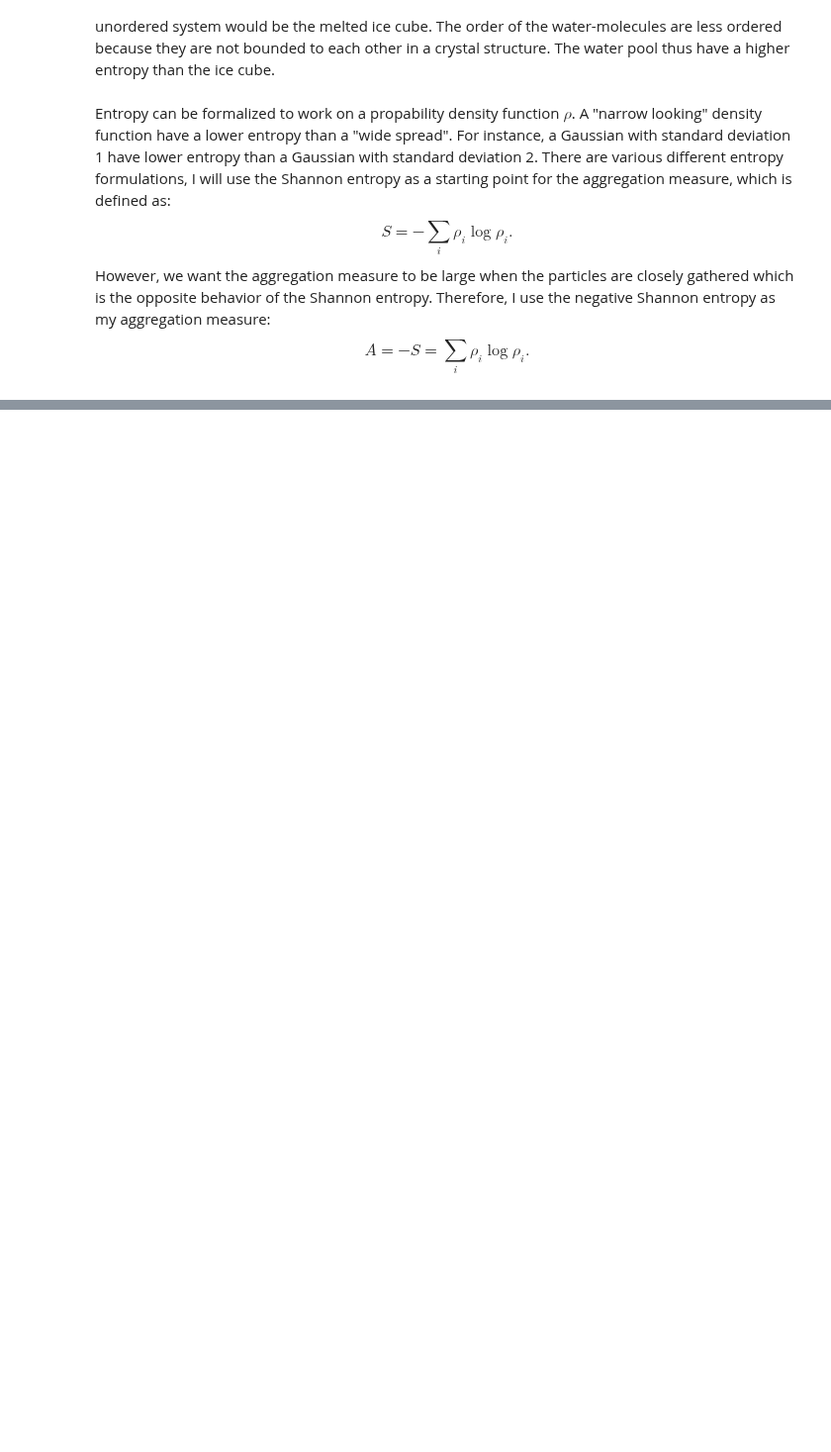
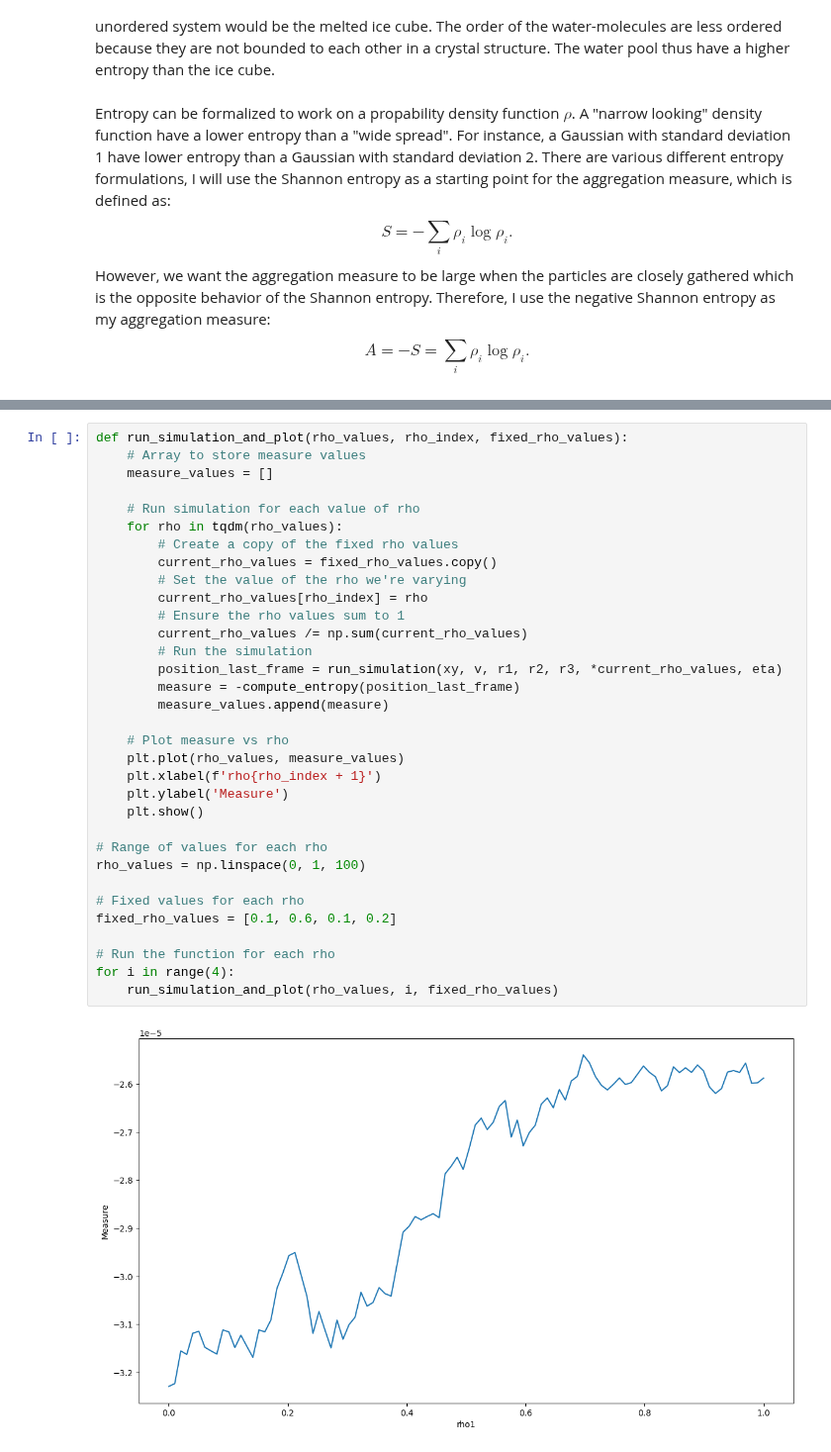
Before and after one commit to SunAndClouds/ComplexSystems, a Jupyter notebook: Lab4.ipynb, the cells around one changed output, grey strips where cells are left out. Shown at 99% size. Drawn from its saved outputs; the diff is of its cells as text; blank space fills up the shorter version.

```diff
--- a/Lab4.ipynb
+++ b/Lab4.ipynb
@@ -251,0 +273,35 @@ There seems to be some relatively significant jump in the small regime $r_1/r_3$
+# %%
+def run_simulation_and_plot(rho_values, rho_index, fixed_rho_values):
+    # Array to store measure values
+    measure_values = []
+
+    # Run simulation for each value of rho
+    for rho in tqdm(rho_values):
+        # Create a copy of the fixed rho values
+        current_rho_values = fixed_rho_values.copy()
+        # Set the value of the rho we're varying
+        current_rho_values[rho_index] = rho
+        # Ensure the rho values sum to 1
+        current_rho_values /= np.sum(current_rho_values)
+        # Run the simulation
+        position_last_frame = run_simulation(xy, v, r1, r2, r3, *current_rho_values, eta)
+        measure = -compute_entropy(position_last_frame)
+        measure_values.append(measure)
+
+    # Plot measure vs rho
+    plt.plot(rho_values, measure_values)
+    plt.xlabel(f'rho{rho_index + 1}')
+    plt.ylabel('Measure')
+    plt.show()
+
+# Range of values for each rho
+rho_values = np.linspace(0, 1, 100)
+
+# Fixed values for each rho
+fixed_rho_values = [0.1, 0.6, 0.1, 0.2]
+
+# Run the function for each rho
+for i in range(4):
+    run_simulation_and_plot(rho_values, i, fixed_rho_values)
+# %% [output]
+[figure, added]
```
Also changed, not shown: parts of 9 cells of this notebook, 1 other file.
